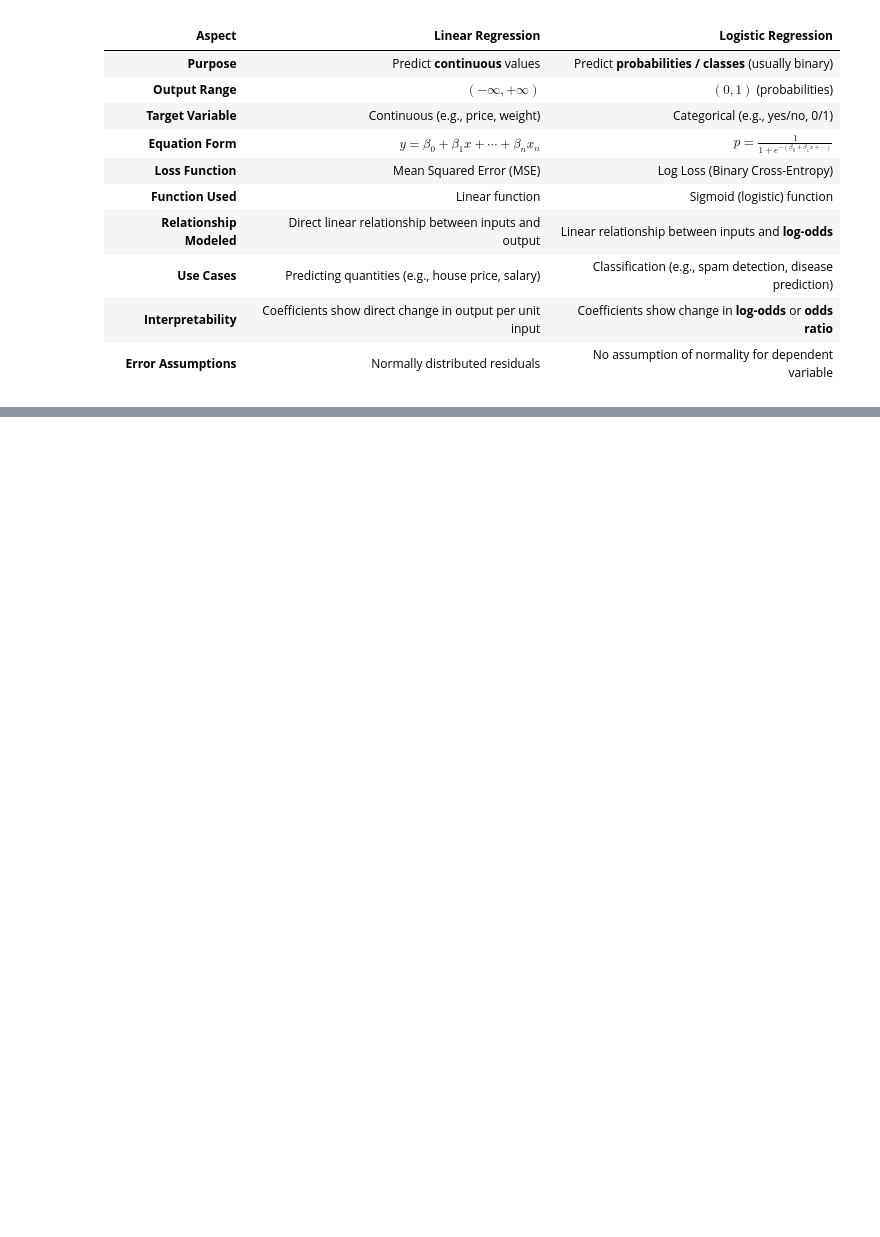
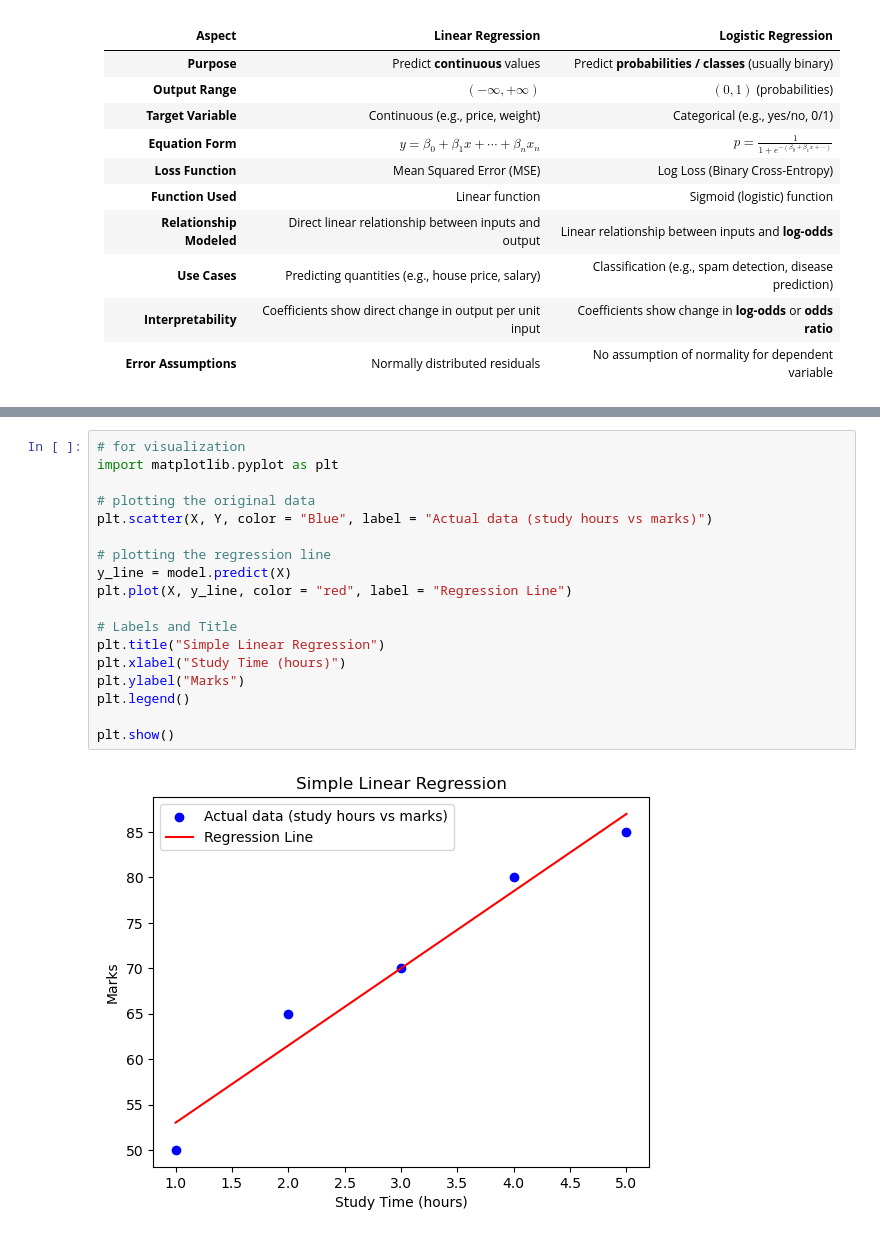
Before and after one commit to anish-upreti/Data-Science-and-ML-with-python, a Jupyter notebook: Module 3-Machine Learning Basics(weeks 5-7)/2. Supervised Learning/linear_and_logistic_regression.ipynb, the cells around one changed output, grey strips where cells are left out. Cells and saved outputs as stored; diff of their text form; blank space fills up the shorter version.

```diff
--- a/Module 3-Machine Learning Basics(weeks 5-7)/2. Supervised Learning/linear_and_logistic_regression.ipynb
+++ b/Module 3-Machine Learning Basics(weeks 5-7)/2. Supervised Learning/linear_and_logistic_regression.ipynb
@@ -180,3 +180,23 @@ Slope: 8.500000000000004
 coefficient: 44.499999999999986
 Final equation of line is y = 8.50x + 44.50
 Prediction: If x = 6, then y = 96 marks
+# %%
+# for visualization
+import matplotlib.pyplot as plt
+
+# plotting the original data
+plt.scatter(X, Y, color = "Blue", label = "Actual data (study hours vs marks)")
+
+# plotting the regression line
+y_line = model.predict(X)
+plt.plot(X, y_line, color = "red", label = "Regression Line")
+
+# Labels and Title
+plt.title("Simple Linear Regression")
+plt.xlabel("Study Time (hours)")
+plt.ylabel("Marks")
+plt.legend()
+
+plt.show()
+# %% [output]
+[figure, added]
```
Also changed, not shown: parts of 1 cell of this notebook.
